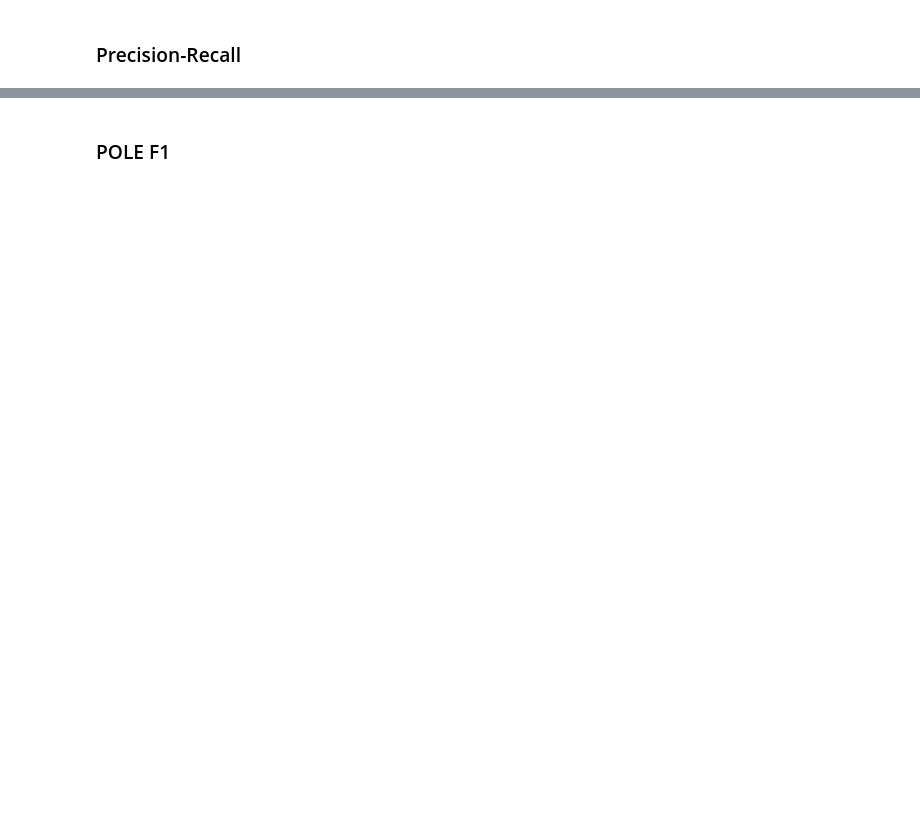
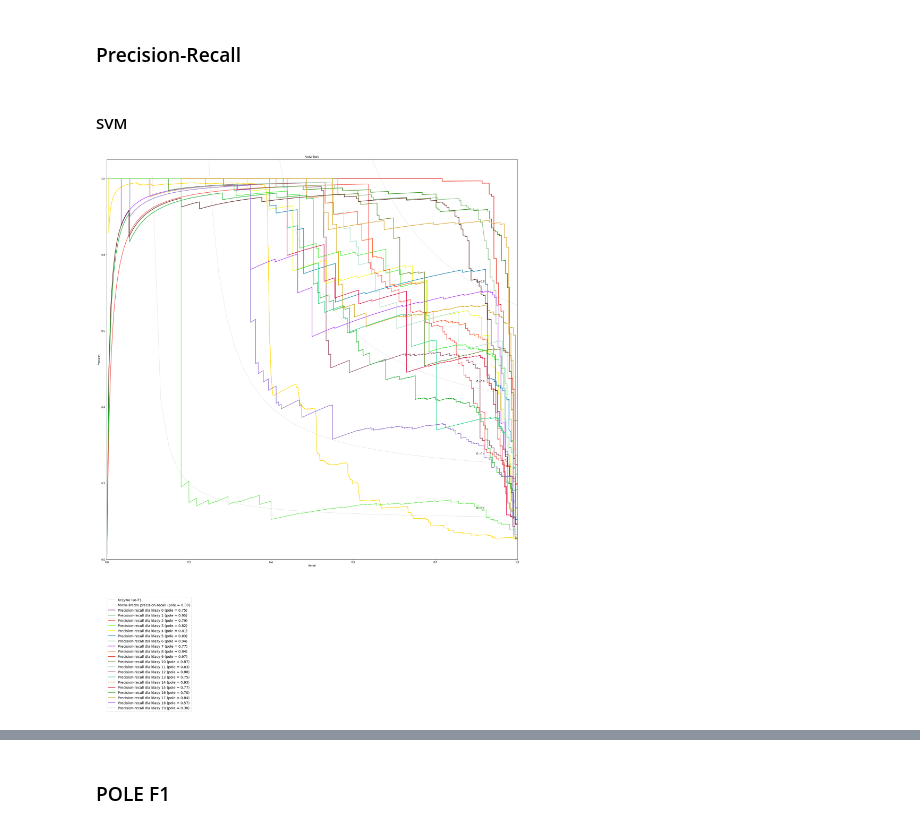
Before and after one commit to wiktor145/ml-project, a Jupyter notebook: Project4.ipynb, the cells around one changed output, grey strips where cells are left out. Drawn from its saved outputs; the diff is of its cells as text; code cells hidden in the pictures; blank space fills up the shorter version.

```diff
--- a/Project4.ipynb
+++ b/Project4.ipynb
@@ -406,0 +483,60 @@ Klasyfikator SUPERKNN bardzo szybko się uczy i osiąga dobre rezultaty.
+# %% [markdown]
+#### SVM
+# %%
+# Precision-recall
+def determine_precision_recall(clf, X_test,y_test , title):
+    y_score = clf.decision_function(X_test)
+
+    precision = dict()
+    recall = dict()
+    average_precision = dict()
+    for i in range(n_classes):
+        precision[i], recall[i], _ = precision_recall_curve(y_test[:, i],
+                                                           y_score[:, i])
+        average_precision[i] = average_precision_score(y_test[:, i], y_score[:, i])
+
+    # micro średnia
+    precision["micro"], recall["micro"], _ = precision_recall_curve(y_test.ravel(),
+                                                                   y_score.ravel())
+    average_precision["micro"] = average_precision_score(y_test, y_score,
+                                                        average="micro")
+
+    f_scores = np.linspace(0.2, 0.8, num=4)
+    lines = []
+    labels = []
+    for f_score in f_scores:
+        x = np.linspace(0.01, 1)
+        y = f_score * x / (2 * x - f_score)
+        l, = plt.plot(x[y >= 0], y[y >= 0], color="gray", alpha=0.2)
+        plt.annotate('f1={0:0.1f}'.format(f_score), xy=(0.9, y[45] + 0.02))
+
+    lines.append(l)
+    labels.append("Krzywe Iso-F1")
+    l, = plt.plot(recall["micro"], precision["micro"], color="gold", linewidth=2)
+    lines.append(l)
+    labels.append("Micro-średni precision-recall (pole = {:0.2f})"
+                 "".format(average_precision["micro"]))
+
+    for i in range(0, n_classes):
+        l, = plt.plot(recall[i], precision[i], color=np.random.rand(3,), lw=2)
+        lines.append(l)
+        labels.append('Precision-recall dla klasy {} (pole = {:0.2f})'
+                  ''.format(i, average_precision[i]))
+
+    plt.xlim([0.0, 1.0])
+    plt.ylim([0.0, 1.05])
+    plt.xlabel("Recall")
+    plt.ylabel("Precision")
+    plt.title(title)
+    plt.legend(lines, labels, loc=(0, -0.38), prop=dict(size=14))
+    plt.show()
+
+
+y_test = preprocessing.label_binarize(tng_test_labels, classes=[i for i in range(20)])
+n_classes = 20
+
+tng_svm_classifier = svm.SVC(kernel = 'poly')
+tng_svm_classifier.fit(tng_train_data, tng_train_labels)
+determine_precision_recall(tng_svm_classifier,tng_test_data,y_test ,"SVM TNG")
+# %% [output]
+[figure, added]
```
Also changed, not shown: parts of 11 cells of this notebook.
